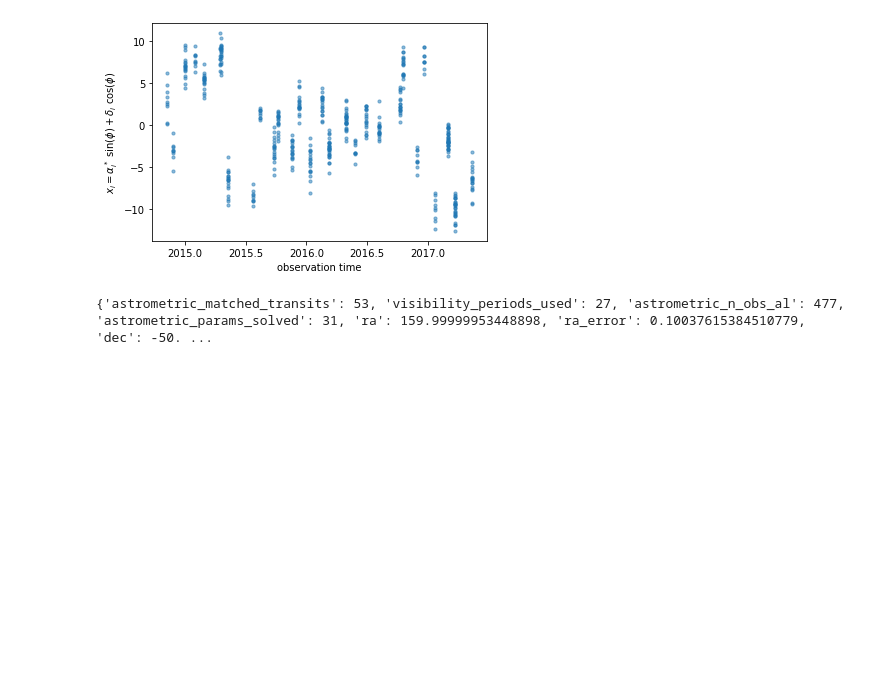
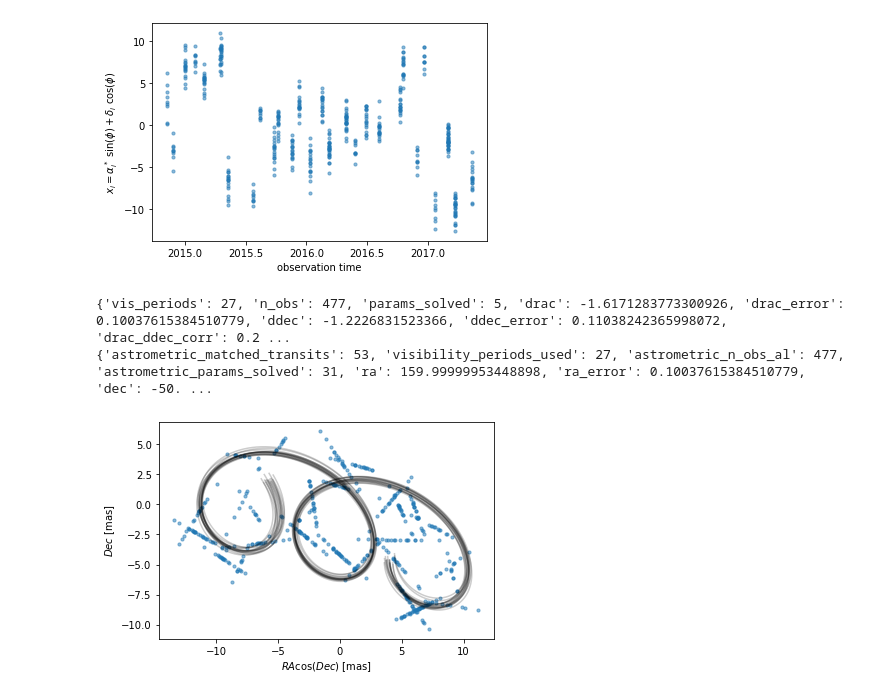
Before and after one commit to zpenoyre/astromet.py, a Jupyter notebook: example.ipynb, the cells around one changed output. Drawn from its saved outputs; the diff is of its cells as text; code cells hidden in the pictures; blank space fills up the shorter version.

```diff
--- a/example.ipynb
+++ b/example.ipynb
@@ -218,7 +218,36 @@ plt.show()
 # %% [output]
 [figure]
 # %%
-bresults=astromet.gaia_fit(t_obs,x_obs,phi_obs,al_error,ra,dec)
+bresults=astromet.fit(t_obs,x_obs,phi_obs,al_error,ra,dec)
 print(bresults)
+gresults=astromet.gaia_fit(t_obs,x_obs,phi_obs,al_error,ra,dec)
+print(gresults)
 # %% [output]
+{'vis_periods': 27, 'n_obs': 477, 'params_solved': 5, 'drac': -1.6171283773300926, 'drac_error': 0.10037615384510779, 'ddec': -1.2226831523366, 'ddec_error': 0.11038242365998072, 'drac_ddec_corr': 0.2 ...
 {'astrometric_matched_transits': 53, 'visibility_periods_used': 27, 'astrometric_n_obs_al': 477, 'astrometric_params_solved': 31, 'ra': 159.99999953448898, 'ra_error': 0.10037615384510779, 'dec': -50. ...
+# %%
+ax=plt.gca()
+for i in range(16): # plotting 16 random realizations of the fit including error
+    plotts=np.linspace(np.min(ts),np.max(ts),1000)
+
+    fit_params=astromet.params()
+    fit_params.ra=bresults['ra_ref']
+    fit_params.dec=bresults['dec_ref']
+    fit_params.drac=bresults['drac']+np.random.randn()*bresults['drac_error']
+    fit_params.ddec=bresults['ddec']+np.random.randn()*bresults['ddec_error']
+    fit_params.pmrac=bresults['pmrac']+np.random.randn()*bresults['pmrac_error']
+    fit_params.pmdec=bresults['pmdec']+np.random.randn()*bresults['pmdec_error']
+    fit_params.parallax=bresults['parallax']+np.random.randn()*bresults['parallax_error']
+
+    fitracs,fitdecs=astromet.track(plotts,fit_params)
+    ax.plot(fitracs,fitdecs,c='k',alpha=0.2)
+
+# plotting the actual Gaia-like observations
+ax.scatter(rac_obs,dec_obs,s=10,alpha=0.5)
+
+ax.set_xlabel(r'$RA \cos(Dec)$ [mas]')
+ax.set_ylabel(r'$Dec$ [mas]')
+#plt.savefig('docs/plots/gaiaFit.png')
+plt.show()
+# %% [output]
+[figure, added]
```
Also changed, not shown: parts of 5 cells of this notebook, 3 other files.
